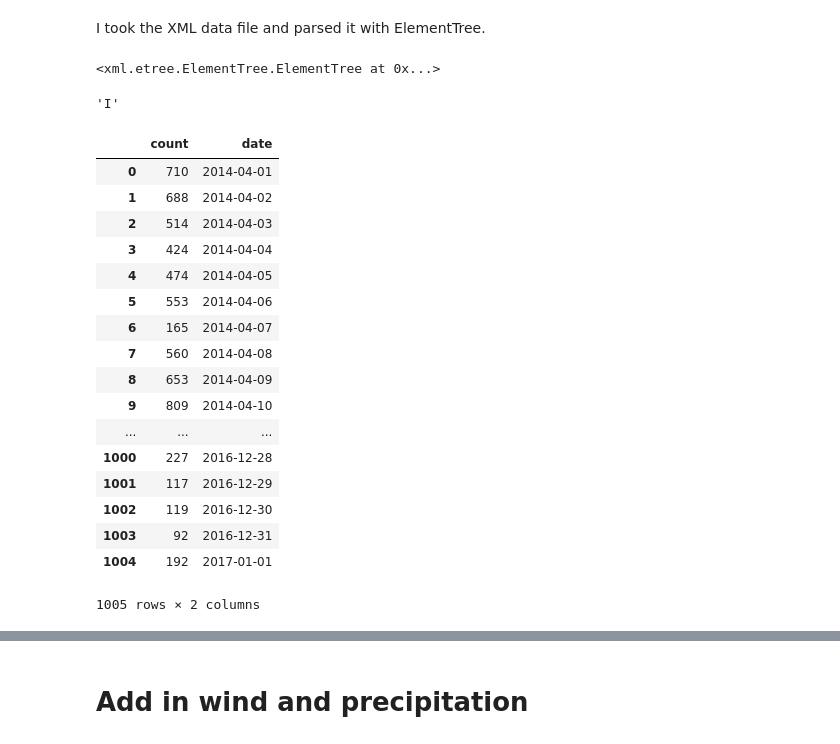
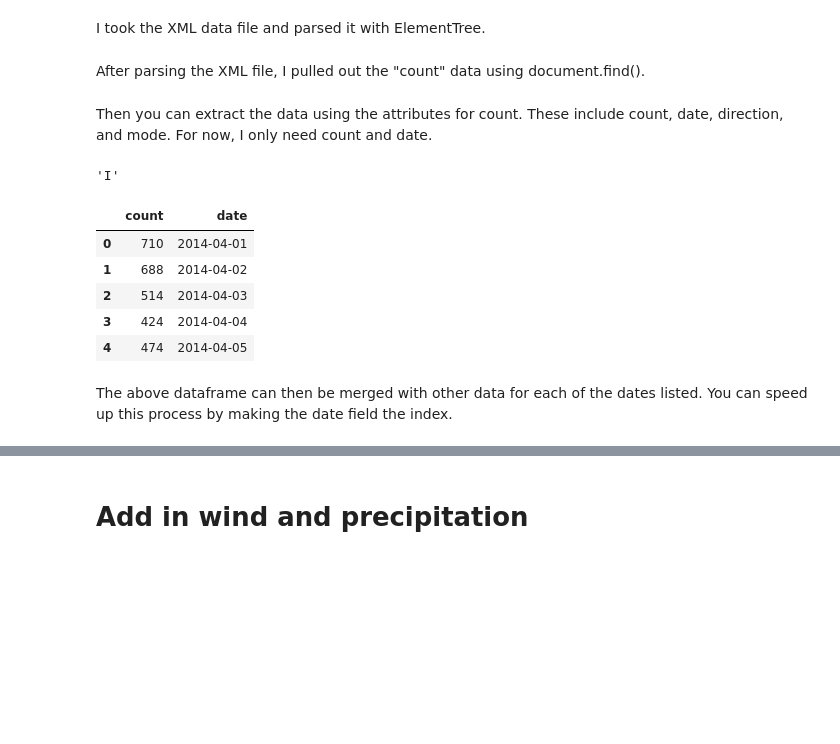
Before and after one commit to GeorgeTSilva/georgetsilva.github.io, a Jupyter notebook: posts/exploring-arlingtons-bikeometer-data.ipynb, the cells around one changed output, grey strips where cells are left out. Cells and saved outputs as stored; diff of their text form; code cells hidden in the pictures; blank space fills up the shorter version.

```diff
--- a/posts/exploring-arlingtons-bikeometer-data.ipynb
+++ b/posts/exploring-arlingtons-bikeometer-data.ipynb
@@ -40,12 +23,12 @@ xml_data = 'xml_data.xml'
 I took the XML data file and parsed it with ElementTree.
 # %%
 document = ElementTree.parse(xml_data)
-# %%
-document
-# %% [output]
-<xml.etree.ElementTree.ElementTree at 0x...>
+# %% [markdown]
+After parsing the XML file, I pulled out the "count" data using document.find().
 # %%
 cnt = document.find('count')
+# %% [markdown]
+Then you can extract the data using the attributes for count.  These include count, date, direction, and mode. For now, I only need count and date.
 # %%
 cnt.attrib['count']
 cnt.attrib['date']
@@ -55,30 +38,20 @@ cnt.attrib['direction']
 # %%
 date = []
 count = []
 for day in document.findall('count'):
     date.append(day.attrib['date'])
     count.append(day.attrib['count'])
 dfbikes = pd.DataFrame({'date' : date, 'count': count})
 dfbikes['date'] = pd.to_datetime(dfbikes.date)
-dfbikes
+dfbikes.head()
 # %% [output]
 |  | count | date |
 | 0 | 710 | 2014-04-01 |
 | 1 | 688 | 2014-04-02 |
 | 2 | 514 | 2014-04-03 |
 | 3 | 424 | 2014-04-04 |
 | 4 | 474 | 2014-04-05 |
-| 5 | 553 | 2014-04-06 |
-| 6 | 165 | 2014-04-07 |
-| 7 | 560 | 2014-04-08 |
-| 8 | 653 | 2014-04-09 |
-| 9 | 809 | 2014-04-10 |
-| ... | ... | ... |
-| 1000 | 227 | 2016-12-28 |
-| 1001 | 117 | 2016-12-29 |
-| 1002 | 119 | 2016-12-30 |
-| 1003 | 92 | 2016-12-31 |
-| 1004 | 192 | 2017-01-01 |
-1005 rows × 2 columns
+# %% [markdown]
+The above dataframe can then be merged with other data for each of the dates listed. You can speed up this process by making the date field the index.
 # %%
 dfbikes = dfbikes.set_index("date")
```
Also changed, not shown: parts of 18 cells of this notebook, 3 other files.
